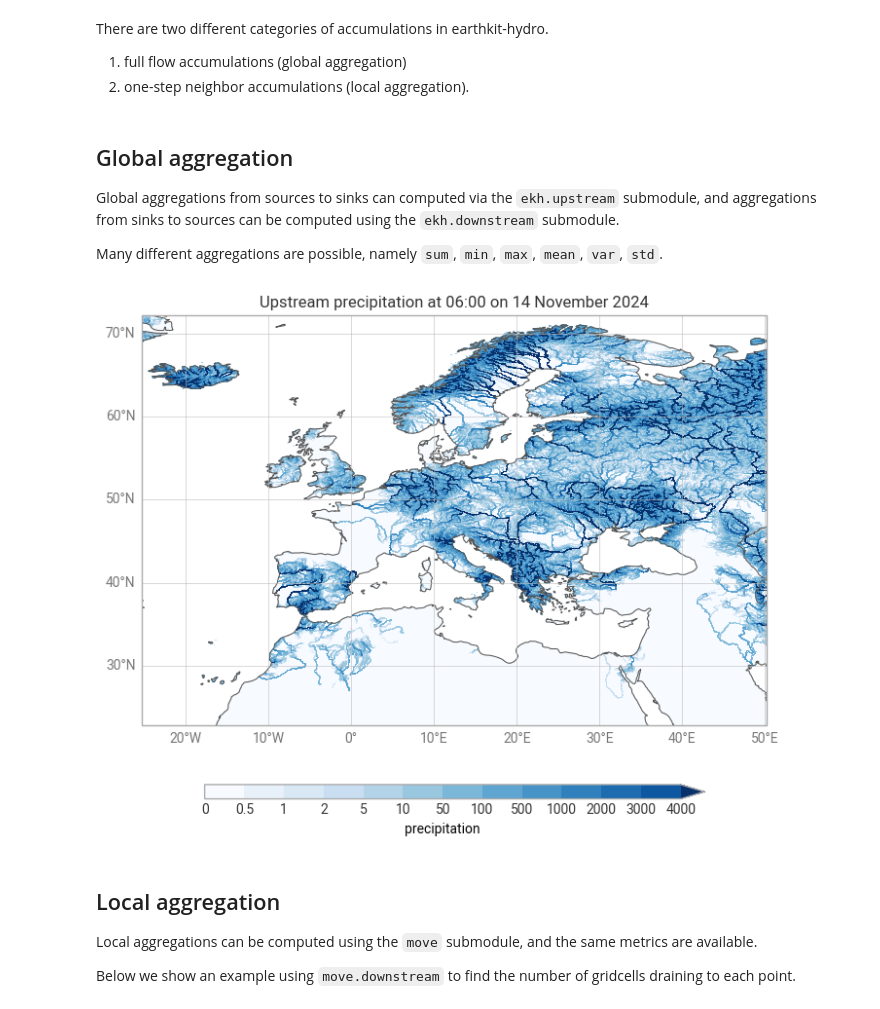
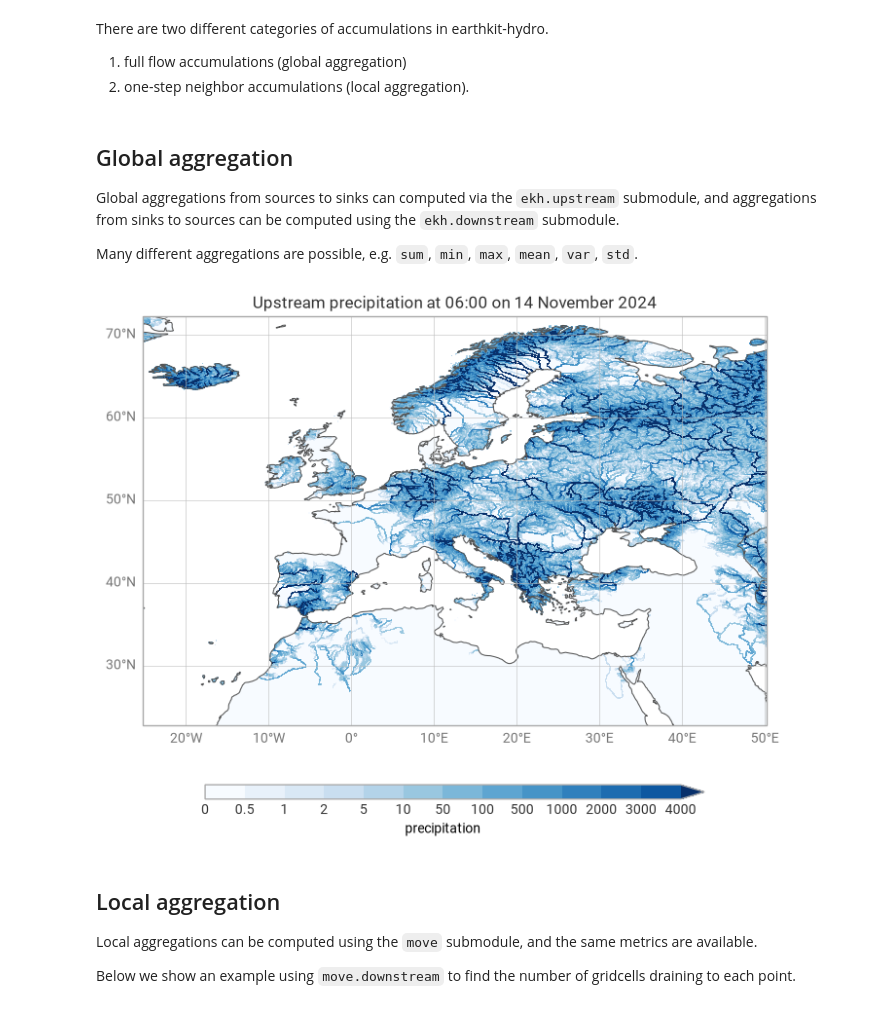
Before and after one commit to ecmwf-training/2026-earthkit-training, a Jupyter notebook: content/earthkit-hydro/ekh-2-river-accumulations.ipynb, the cells around one changed output. Saved outputs shown, nothing was run; the diff lists cells and outputs as text; code cells hidden in the pictures.

```diff
--- a/content/earthkit-hydro/ekh-2-river-accumulations.ipynb
+++ b/content/earthkit-hydro/ekh-2-river-accumulations.ipynb
@@ -54,19 +54,19 @@ There are two different categories of accumulations in earthkit-hydro.
 
 Global aggregations from sources to sinks can computed via the `ekh.upstream` submodule, and aggregations from sinks to sources can be computed using the `ekh.downstream` submodule.
 
-Many different aggregations are possible, namely `sum`, `min`, `max`, `mean`, `var`, `std`.
+Many different aggregations are possible, e.g. `sum`, `min`, `max`, `mean`, `var`, `std`.
 # %%
 upstream_sum = ekh.upstream.sum(network, da)
 
 chart = ekp.Map()
-chart.quickplot(upstream_sum, style=style)
+chart.contourf(upstream_sum, style=style)
 chart.legend(label="{variable_name}")
 chart.title("Upstream precipitation at {time:%H:%M on %-d %B %Y}")
 chart.coastlines()
 chart.gridlines()
 chart.show()
 # %% [output]
-[figure, old version]
+[figure, new version]
 # %% [markdown]
 ## Local aggregation
 
```
Also changed, not shown: parts of 3 cells of this notebook, 3 other files.
